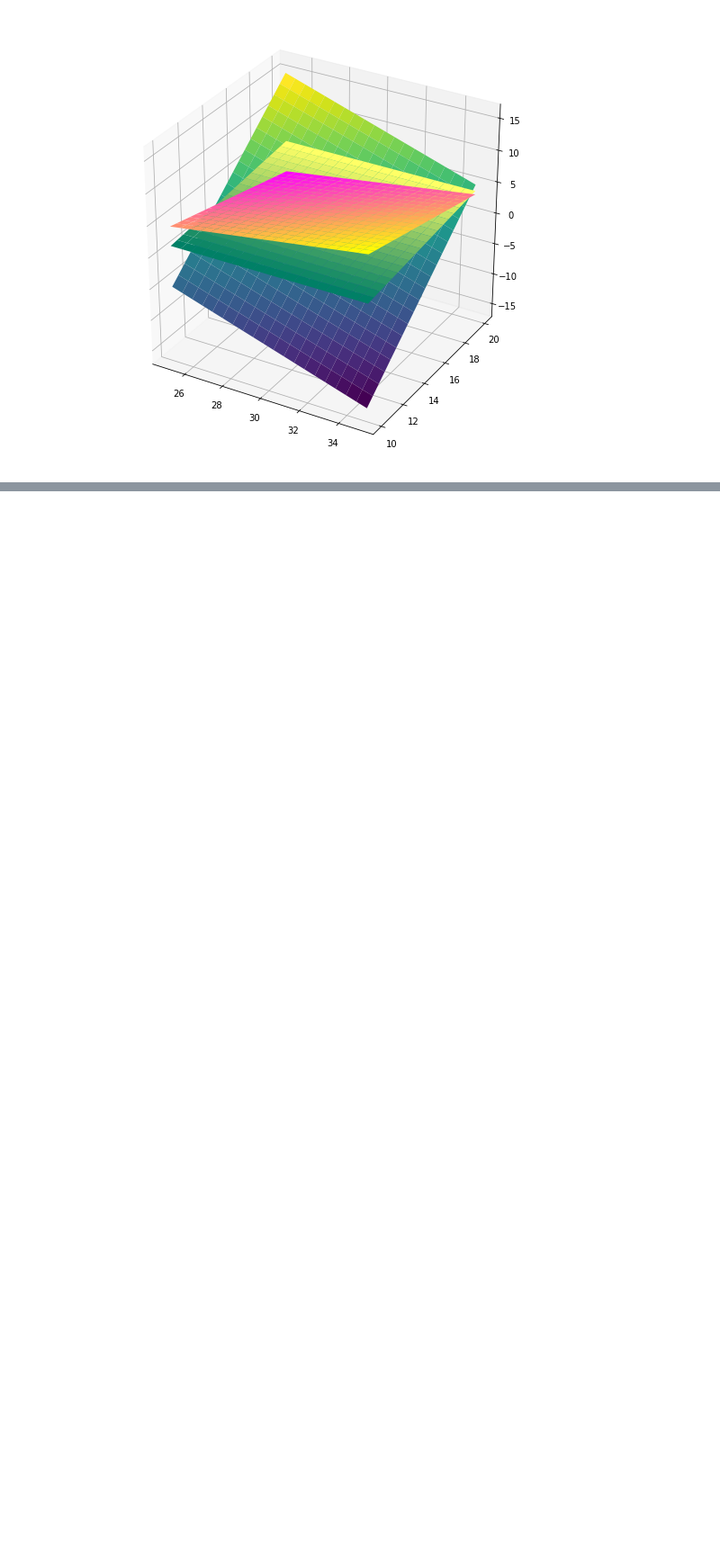
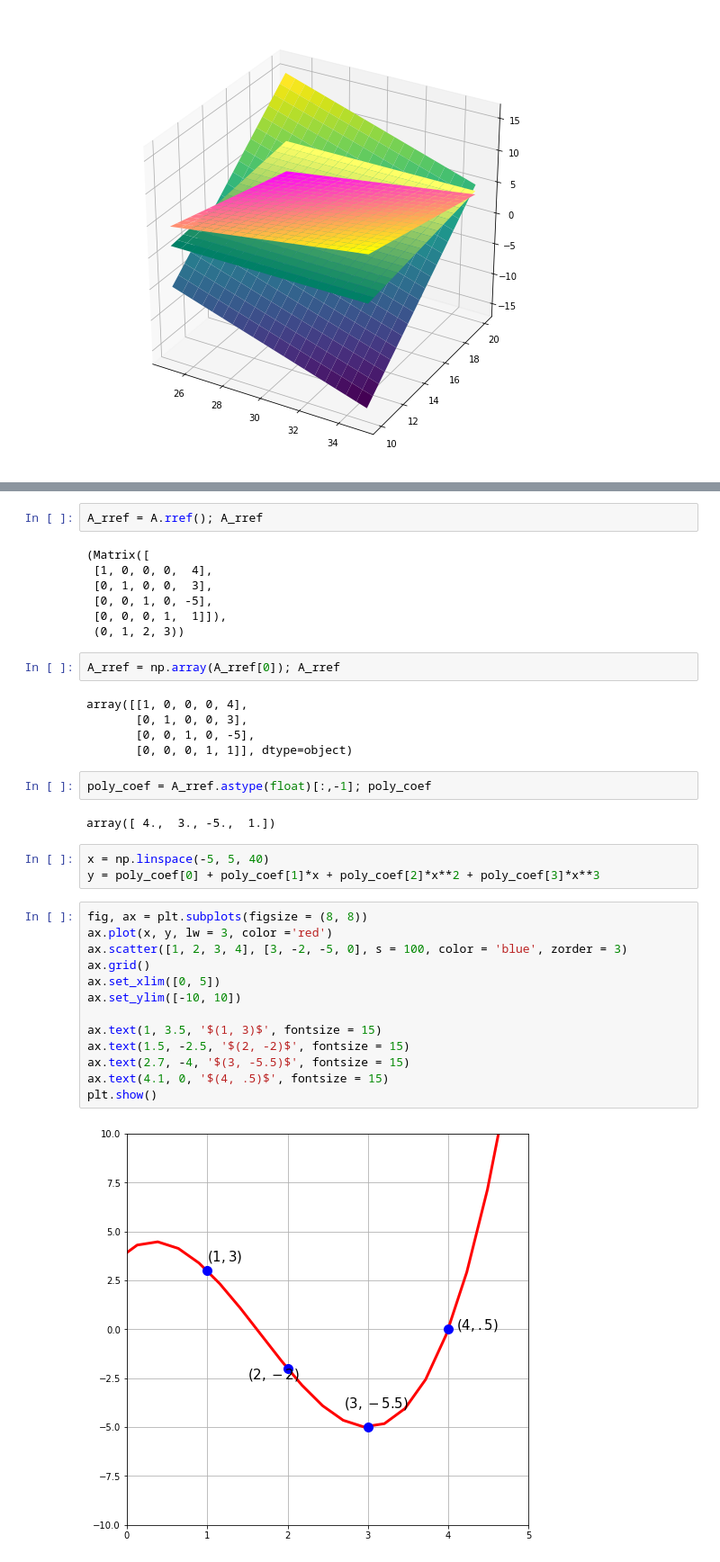
Before and after one commit to thanethereal/Data-Science-Roadmap, a Jupyter notebook: Linear_Algebra/Chapter1.ipynb, the cells around one changed output, grey strips where cells are left out. Shown at 90% size. Cells and saved outputs as stored; diff of their text form; blank space fills up the shorter version.

```diff
--- a/Linear_Algebra/Chapter1.ipynb
+++ b/Linear_Algebra/Chapter1.ipynb
@@ -128,0 +187,38 @@ plt.show()
+# %%
+A_rref = A.rref(); A_rref
+# %% [output]
+(Matrix([
+ [1, 0, 0, 0,  4],
+ [0, 1, 0, 0,  3],
+ [0, 0, 1, 0, -5],
+ [0, 0, 0, 1,  1]]),
+ (0, 1, 2, 3))
+# %%
+A_rref = np.array(A_rref[0]); A_rref
+# %% [output]
+array([[1, 0, 0, 0, 4],
+       [0, 1, 0, 0, 3],
+       [0, 0, 1, 0, -5],
+       [0, 0, 0, 1, 1]], dtype=object)
+# %%
+poly_coef = A_rref.astype(float)[:,-1]; poly_coef
+# %% [output]
+array([ 4.,  3., -5.,  1.])
+# %%
+x = np.linspace(-5, 5, 40)
+y = poly_coef[0] + poly_coef[1]*x + poly_coef[2]*x**2 + poly_coef[3]*x**3
+# %%
+fig, ax = plt.subplots(figsize = (8, 8))
+ax.plot(x, y, lw = 3, color ='red')
+ax.scatter([1, 2, 3, 4], [3, -2, -5, 0], s = 100, color = 'blue', zorder = 3)
+ax.grid()
+ax.set_xlim([0, 5])
+ax.set_ylim([-10, 10])
+
+ax.text(1, 3.5, '$(1, 3)$', fontsize = 15)
+ax.text(1.5, -2.5, '$(2, -2)$', fontsize = 15)
+ax.text(2.7, -4, '$(3, -5.5)$', fontsize = 15)
+ax.text(4.1, 0, '$(4, .5)$', fontsize = 15)
+plt.show()
+# %% [output]
+[figure, added]
```
Also changed, not shown: parts of 22 cells of this notebook.
